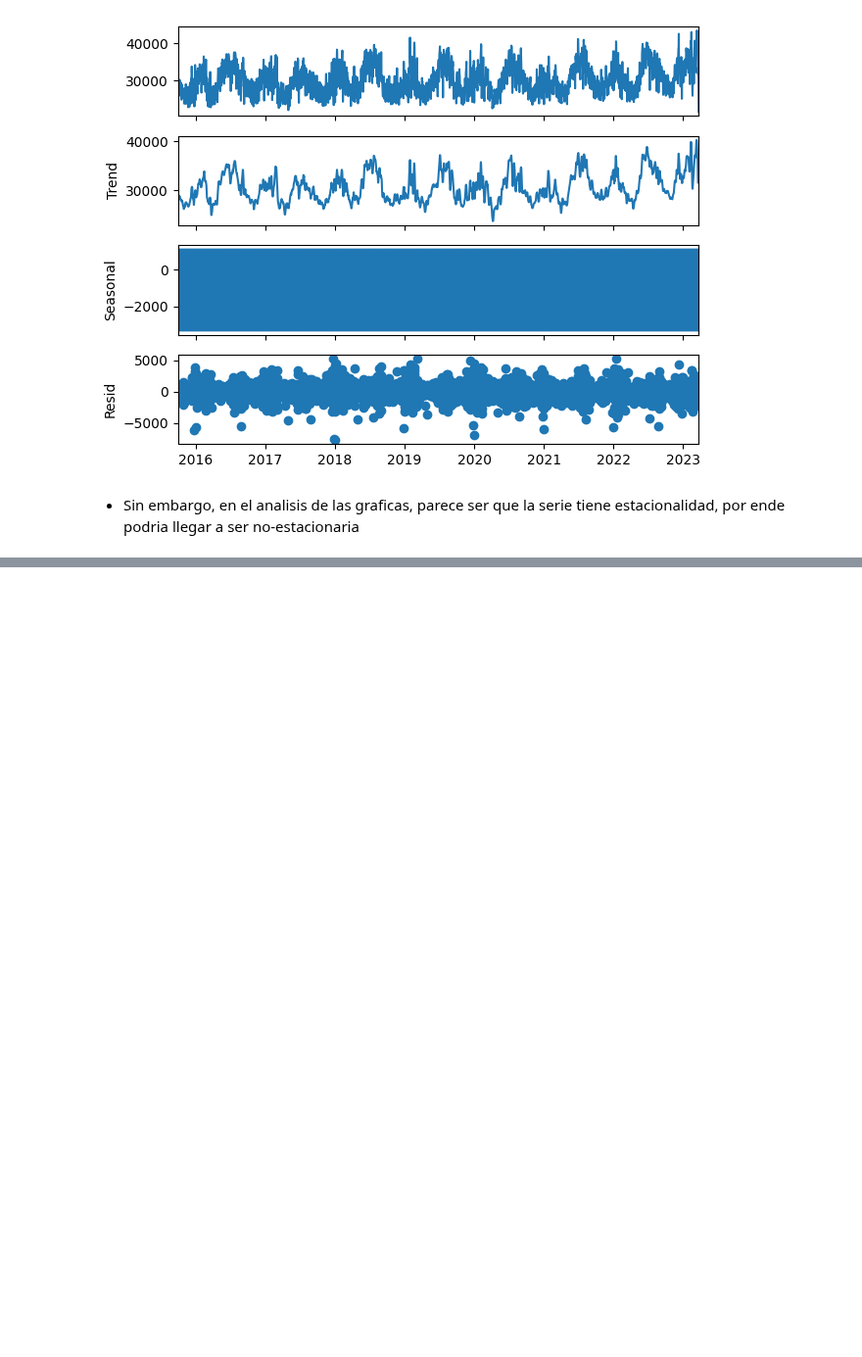
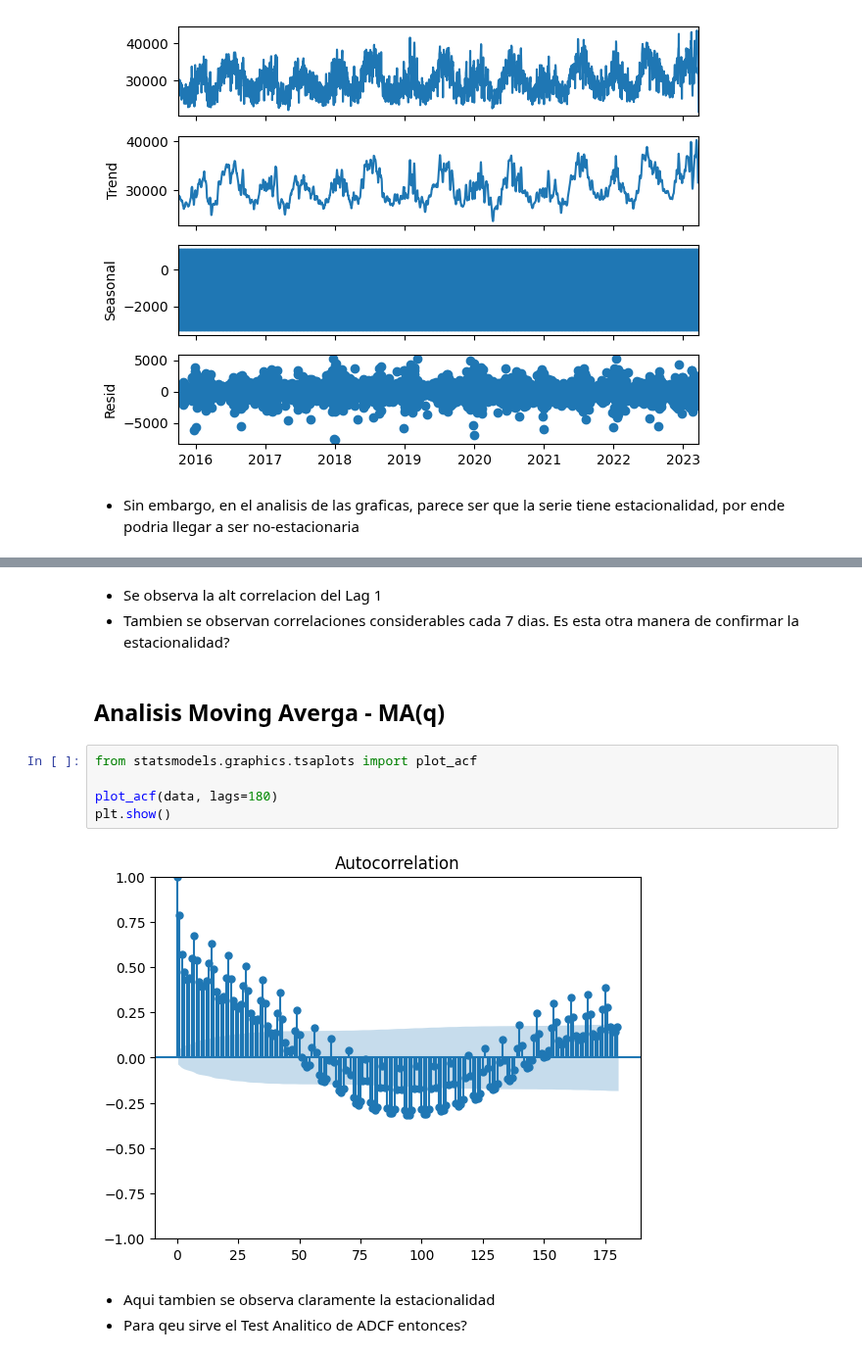
Before and after one commit to AndresMontesDeOca/TimeSeries, a Jupyter notebook: TP1.ipynb, the cells around one changed output, grey strips where cells are left out. Shown at 98% size. Drawn from its saved outputs; the diff is of its cells as text; blank space fills up the shorter version.

```diff
--- a/TP1.ipynb
+++ b/TP1.ipynb
@@ -192,0 +228,15 @@ plt.show()
+# %% [markdown]
+- Se observa la alt correlacion del Lag 1
+- Tambien se observan correlaciones considerables cada 7 dias. Es esta otra manera de confirmar la estacionalidad?
+# %% [markdown]
+## Analisis Moving Averga - MA(q)
+# %%
+from statsmodels.graphics.tsaplots import plot_acf
+
+plot_acf(data, lags=180)
+plt.show()
+# %% [output]
+[figure, added]
+# %% [markdown]
+- Aqui tambien se observa claramente la estacionalidad
+- Para qeu sirve el Test Analitico de ADCF entonces?
```
Also changed, not shown: parts of 5 cells of this notebook.
